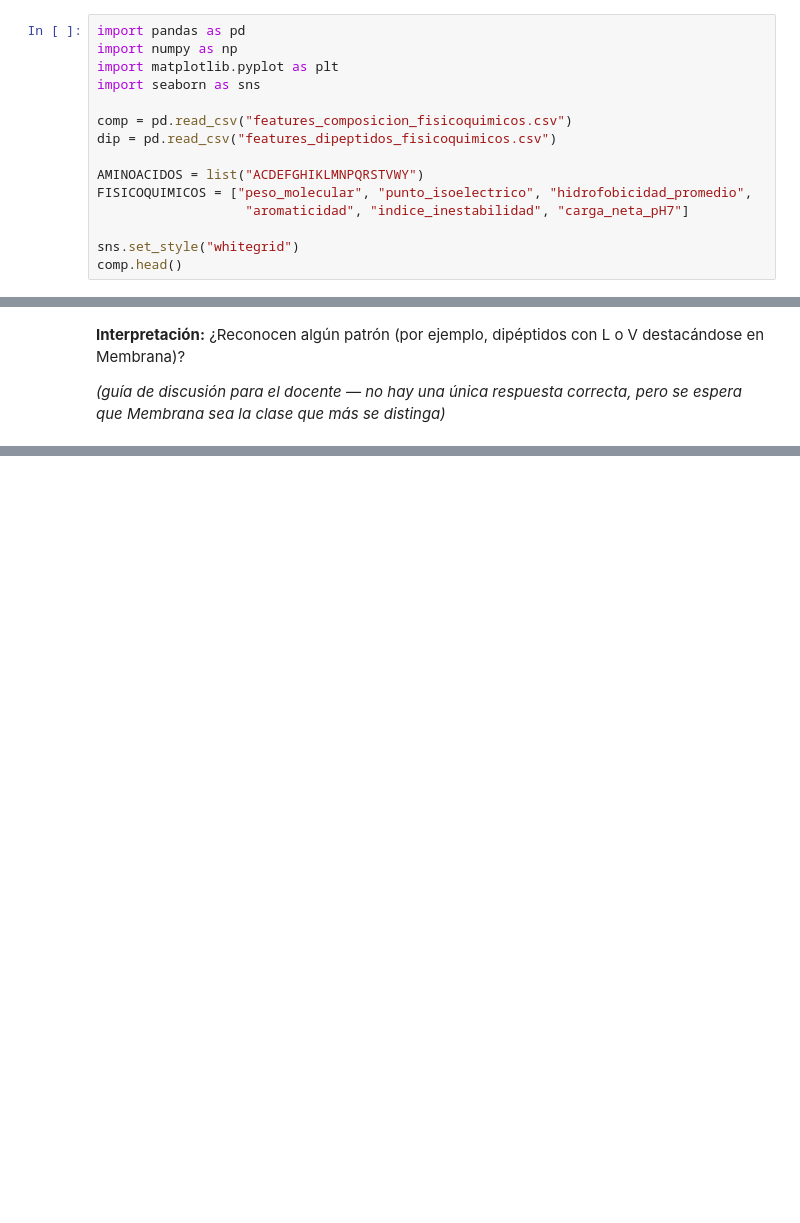
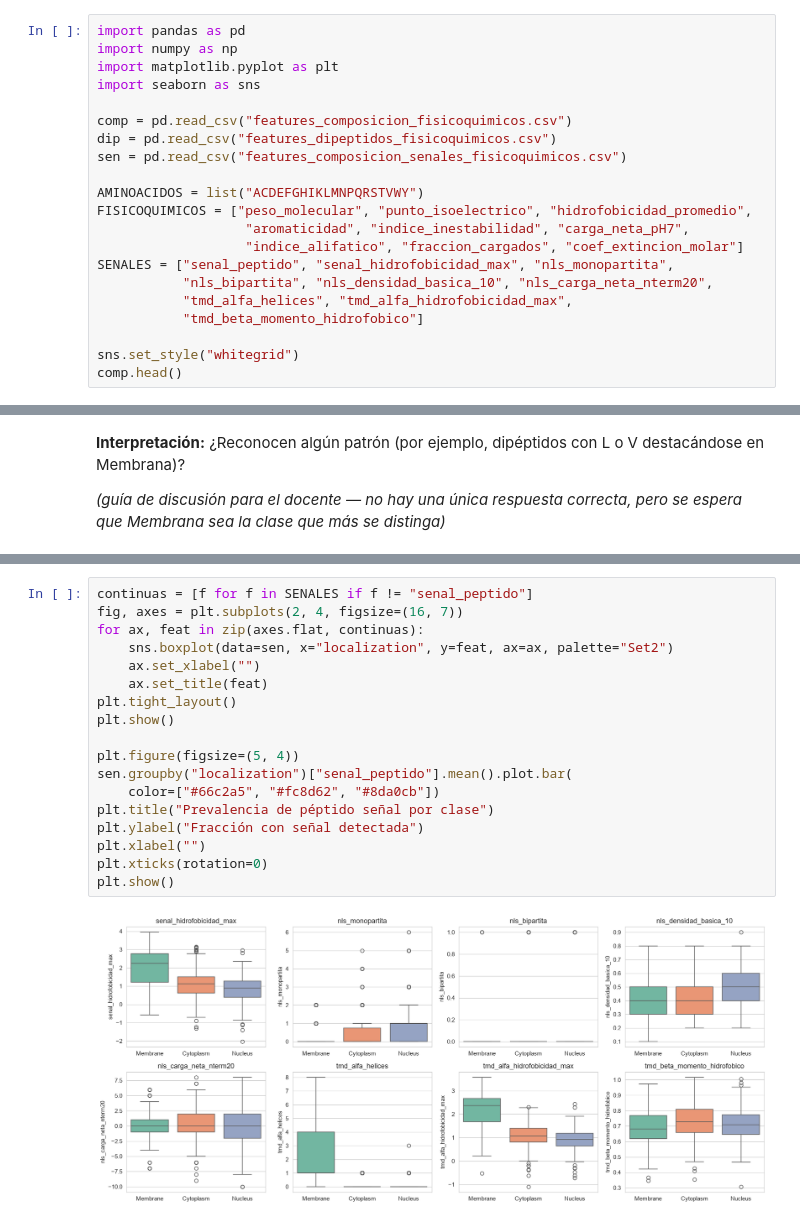
Before and after one commit to mberdakin/where-is-my-protein, a Jupyter notebook: notebooks/exploracion_docentes_completa.ipynb, the cells around one changed output, grey strips where cells are left out. Saved outputs shown, nothing was run; the diff lists cells and outputs as text; blank space fills up the shorter version.

```diff
--- a/notebooks/exploracion_docentes_completa.ipynb
+++ b/notebooks/exploracion_docentes_completa.ipynb
@@ -18,10 +19,16 @@ import seaborn as sns
 
 comp = pd.read_csv("features_composicion_fisicoquimicos.csv")
 dip = pd.read_csv("features_dipeptidos_fisicoquimicos.csv")
+sen = pd.read_csv("features_composicion_senales_fisicoquimicos.csv")
 
 AMINOACIDOS = list("ACDEFGHIKLMNPQRSTVWY")
 FISICOQUIMICOS = ["peso_molecular", "punto_isoelectrico", "hidrofobicidad_promedio",
-                   "aromaticidad", "indice_inestabilidad", "carga_neta_pH7"]
+                   "aromaticidad", "indice_inestabilidad", "carga_neta_pH7",
+                   "indice_alifatico", "fraccion_cargados", "coef_extincion_molar"]
+SENALES = ["senal_peptido", "senal_hidrofobicidad_max", "nls_monopartita",
+           "nls_bipartita", "nls_densidad_basica_10", "nls_carga_neta_nterm20",
+           "tmd_alfa_helices", "tmd_alfa_hidrofobicidad_max",
+           "tmd_beta_momento_hidrofobico"]
 
 sns.set_style("whitegrid")
 comp.head()
@@ -146,0 +164,20 @@ plt.show()
+# %%
+continuas = [f for f in SENALES if f != "senal_peptido"]
+fig, axes = plt.subplots(2, 4, figsize=(16, 7))
+for ax, feat in zip(axes.flat, continuas):
+    sns.boxplot(data=sen, x="localization", y=feat, ax=ax, palette="Set2")
+    ax.set_xlabel("")
+    ax.set_title(feat)
+plt.tight_layout()
+plt.show()
+
+plt.figure(figsize=(5, 4))
+sen.groupby("localization")["senal_peptido"].mean().plot.bar(
+    color=["#66c2a5", "#fc8d62", "#8da0cb"])
+plt.title("Prevalencia de péptido señal por clase")
+plt.ylabel("Fracción con señal detectada")
+plt.xlabel("")
+plt.xticks(rotation=0)
+plt.show()
+# %% [output]
+[figure, added]
```
Also changed, not shown: parts of 11 cells of this notebook, 22 other files.
